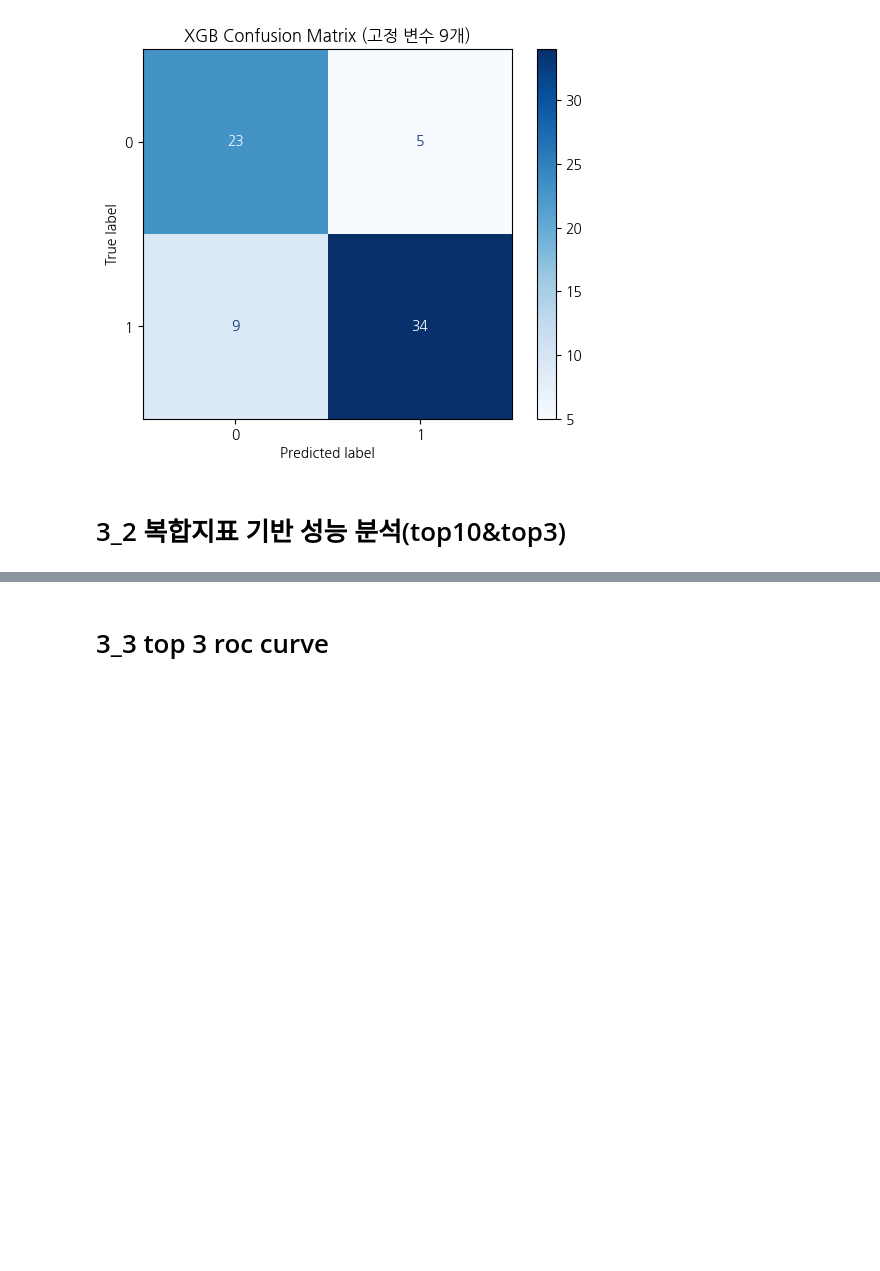
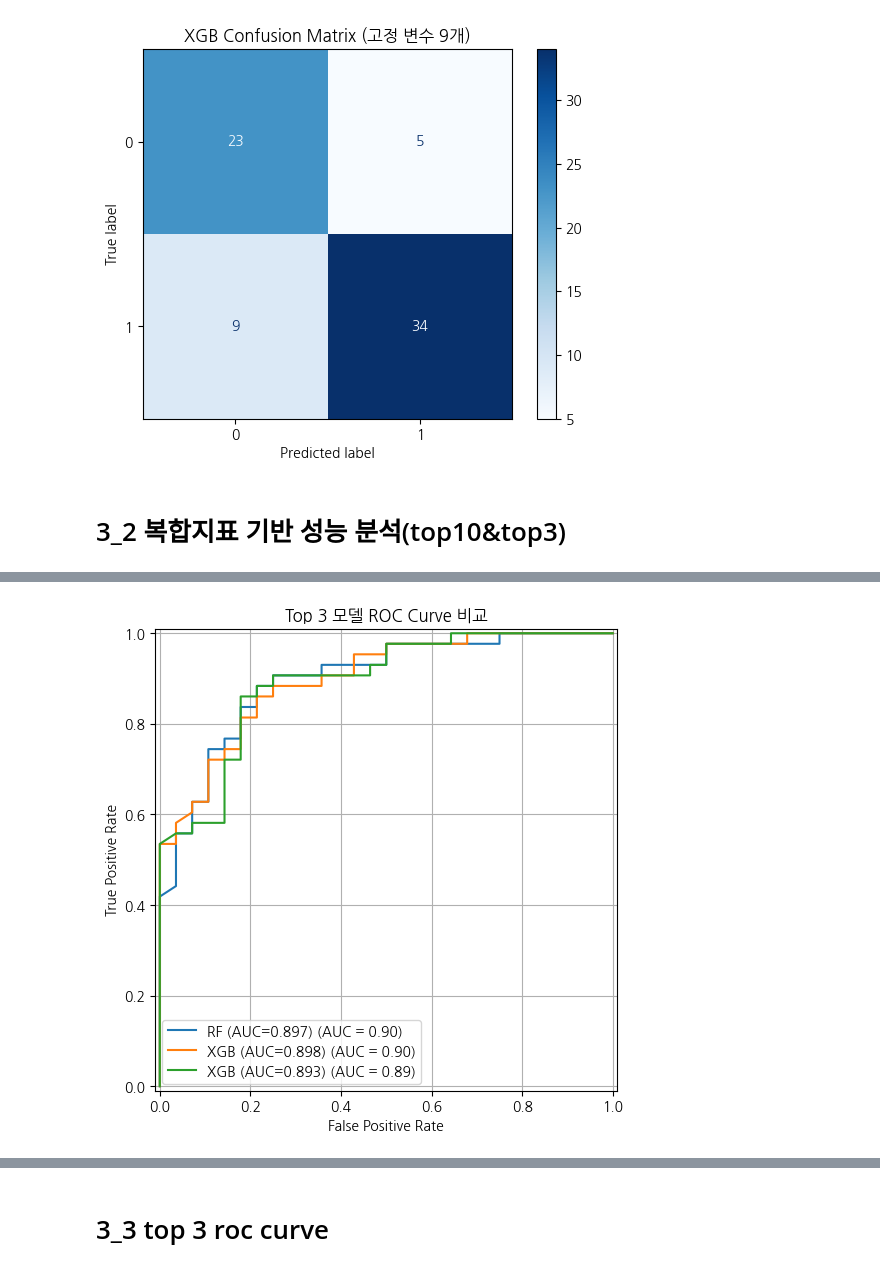
Before and after one commit to hyejinppp/college_life_satisfaction, a Jupyter notebook: sat.ipynb, the cells around one changed output, grey strips where cells are left out. Saved outputs shown, nothing was run; the diff lists cells and outputs as text; code cells hidden in the pictures; blank space fills up the shorter version.

```diff
--- a/sat.ipynb
+++ b/sat.ipynb
@@ -650,12 +650,16 @@ for name, pipe in models.items():
 # 4️⃣ 안정적 변수 기반 최종 모델링
 # ==========================
 final_models = {
-    "LogReg": LogisticRegression(max_iter=1000, solver='liblinear', random_state=RANDOM_STATE),
+    "LogReg": Pipeline([
+        ("scaler", StandardScaler()),
+        ("clf", LogisticRegression(max_iter=1000, solver='liblinear', random_state=RANDOM_STATE))
+    ]),
     "DT": DecisionTreeClassifier(random_state=RANDOM_STATE),
     "RF": RandomForestClassifier(n_estimators=200, random_state=RANDOM_STATE, n_jobs=-1),
     "XGB": XGBClassifier(n_estimators=200, random_state=RANDOM_STATE,
                          use_label_encoder=False, eval_metric='logloss', n_jobs=-1)
 }
+
 
 stable_vars_dict = {r["model"]: r["stable_vars"] for r in results}
 results_final = []
@@ -1187,0 +953,90 @@ KeyError: 'Fixed9Vars'
+# %%
+from sklearn.metrics import RocCurveDisplay, ConfusionMatrixDisplay, confusion_matrix
+import matplotlib.pyplot as plt
+
+# Top 3 모델 선택
+top3_models = top_models_df.head(3)
+
+# ======================
+# 1️⃣ ROC Curve 하나의 그래프에 표시
+# ======================
+plt.figure(figsize=(8, 6))
+
+for idx, row in top3_models.iterrows():
+    source = row.get("source", None)
+    model_name = row["model"]
+    stable_vars = stable_vars_dict.get(source, None) if source else fixed_features
+    clf = final_models.get(model_name, None)
+
+    if clf is None:
+        continue
+
+    # Pipeline 구성
+    pipe = Pipeline([("scaler", StandardScaler()), ("clf", clf)]) if model_name == "LogReg" else Pipeline([("clf", clf)])
+
+    # 학습
+    if stable_vars:
+        pipe.fit(X_train[stable_vars], y_train)
+        X_test_data = X_test[stable_vars]
+        y_test_data = y_test
+    else:
+        pipe.fit(X_train_fixed, y_train_fixed)
+        X_test_data = X_test_fixed
+        y_test_data = y_test_fixed
+
+    y_pred = pipe.predict(X_test_data)
+    try:
+        y_score = pipe.predict_proba(X_test_data)[:, 1]
+    except:
+        y_score = pipe.decision_function(X_test_data) if hasattr(pipe, "decision_function") else None
+
+    # ROC Curve
+    RocCurveDisplay.from_predictions(
+        y_test_data, y_score,
+        name=f"{model_name} (AUC={row['Test_roc_auc']:.3f})",
+        ax=plt.gca()
+    )
+
+plt.title("Top 3 모델 ROC Curve 비교")
+plt.xlabel("False Positive Rate")
+plt.ylabel("True Positive Rate")
+plt.legend()
+plt.grid(True)
+plt.show()
+
+# ======================
+# 2️⃣ Confusion Matrix 나란히 표시
+# ======================
+fig, axes = plt.subplots(1, 3, figsize=(18, 5))
+
+for idx, row in top3_models.iterrows():
+    source = row.get("source", None)
+    model_name = row["model"]
+    stable_vars = stable_vars_dict.get(source, None) if source else fixed_features
+    clf = final_models.get(model_name, None)
+
+    if clf is None:
+        continue
+
+    pipe = Pipeline([("scaler", StandardScaler()), ("clf", clf)]) if model_name == "LogReg" else Pipeline([("clf", clf)])
+
+    if stable_vars:
+        pipe.fit(X_train[stable_vars], y_train)
+        X_test_data = X_test[stable_vars]
+        y_test_data = y_test
+    else:
+        pipe.fit(X_train_fixed, y_train_fixed)
+        X_test_data = X_test_fixed
+        y_test_data = y_test_fixed
+
+    y_pred = pipe.predict(X_test_data)
+    cm = confusion_matrix(y_test_data, y_pred)
+
+    disp = ConfusionMatrixDisplay(cm)
+    disp.plot(ax=axes[idx], colorbar=False)
+    axes[idx].set_title(f"{model_name}\nF1={row.Test_f1:.3f}, Balanced Acc={row.Test_balanced_acc:.3f}")
+
+plt.tight_layout()
+plt.show()
+# %% [output]
+[figure, added]
```
Also changed, not shown: parts of 5 cells of this notebook.
